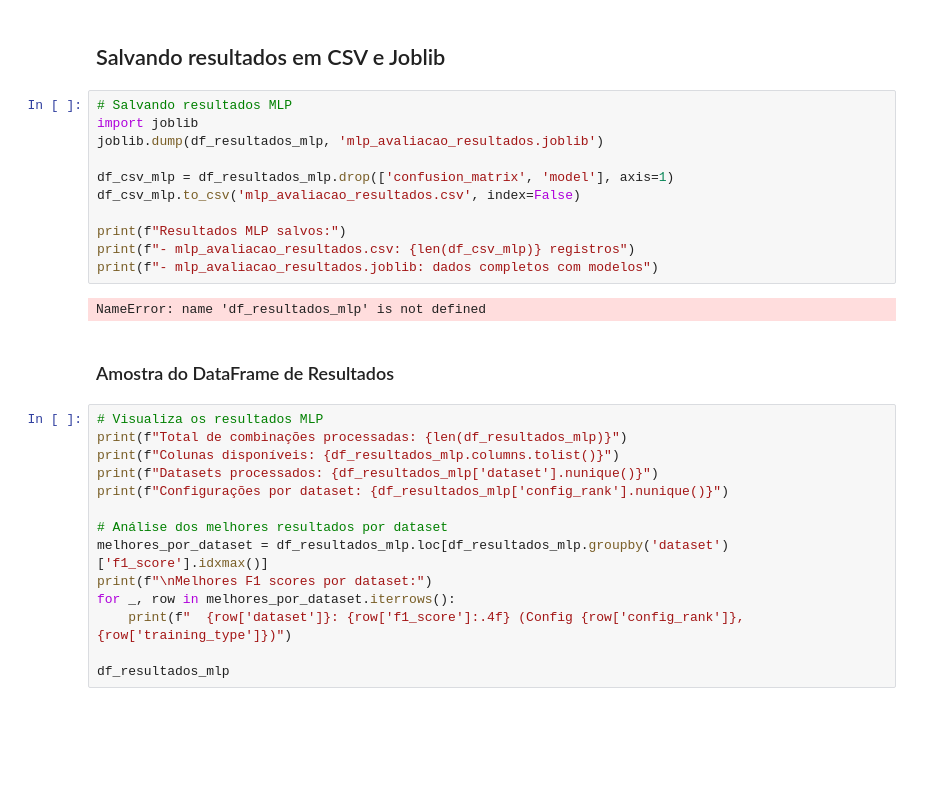
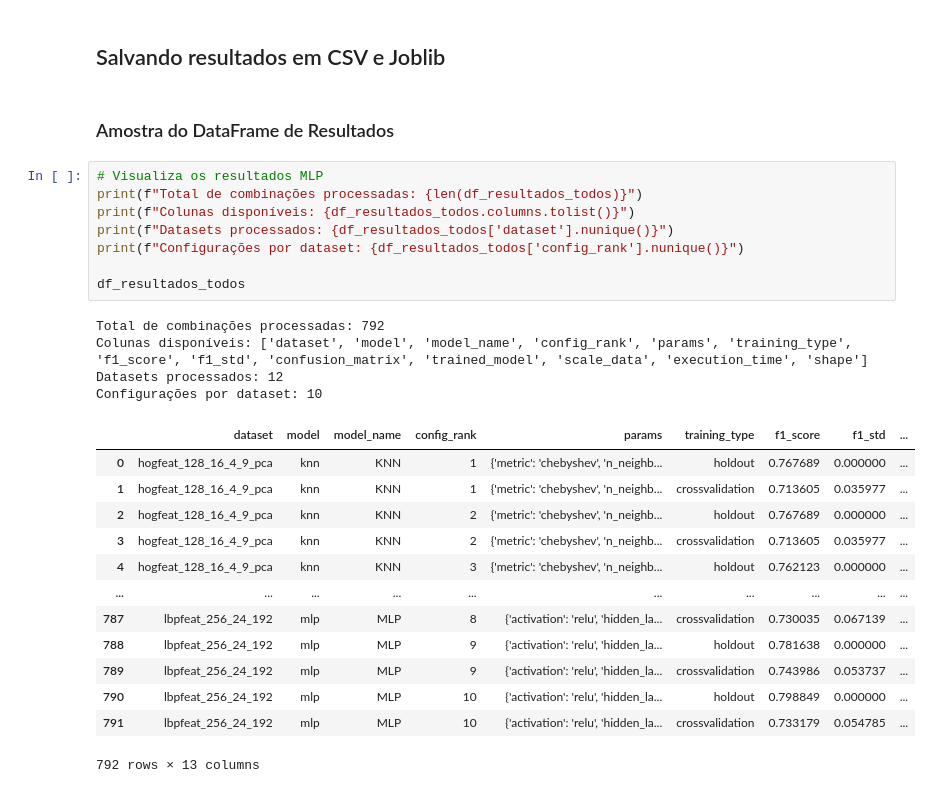
Before and after one commit to gilcesarf/imd3002-202502, a Jupyter notebook: Projeto/ProjetoCompleto.ipynb, the cells around one changed output. Cells and saved outputs as stored; diff of their text form; blank space fills up the shorter version.

Commit message:
Gera e processa segunda execucao

```diff
--- a/Projeto/ProjetoCompleto.ipynb
+++ b/Projeto/ProjetoCompleto.ipynb
@@ -814,32 +816,31 @@ print(f"- resultados_top10_todos_modelos.joblib: dados completos com modelos tre
 - resultados_top10_todos_modelos.joblib: dados completos com modelos treinados
 # %% [markdown]
 ## Salvando resultados em CSV e Joblib
-# %%
-# Salvando resultados MLP
-import joblib
-joblib.dump(df_resultados_mlp, 'mlp_avaliacao_resultados.joblib')
-
-df_csv_mlp = df_resultados_mlp.drop(['confusion_matrix', 'model'], axis=1)
-df_csv_mlp.to_csv('mlp_avaliacao_resultados.csv', index=False)
-
-print(f"Resultados MLP salvos:")
-print(f"- mlp_avaliacao_resultados.csv: {len(df_csv_mlp)} registros")
-print(f"- mlp_avaliacao_resultados.joblib: dados completos com modelos")
-# %% [output]
-NameError: name 'df_resultados_mlp' is not defined
 # %% [markdown]
 ### Amostra do DataFrame de Resultados
 # %%
 # Visualiza os resultados MLP
-print(f"Total de combinações processadas: {len(df_resultados_mlp)}")
-print(f"Colunas disponíveis: {df_resultados_mlp.columns.tolist()}")
-print(f"Datasets processados: {df_resultados_mlp['dataset'].nunique()}")
-print(f"Configurações por dataset: {df_resultados_mlp['config_rank'].nunique()}")
+print(f"Total de combinações processadas: {len(df_resultados_todos)}")
+print(f"Colunas disponíveis: {df_resultados_todos.columns.tolist()}")
+print(f"Datasets processados: {df_resultados_todos['dataset'].nunique()}")
+print(f"Configurações por dataset: {df_resultados_todos['config_rank'].nunique()}")
 
-# Análise dos melhores resultados por dataset
-melhores_por_dataset = df_resultados_mlp.loc[df_resultados_mlp.groupby('dataset')['f1_score'].idxmax()]
-print(f"\nMelhores F1 scores por dataset:")
-for _, row in melhores_por_dataset.iterrows():
-    print(f"  {row['dataset']}: {row['f1_score']:.4f} (Config {row['config_rank']}, {row['training_type']})")
-
-df_resultados_mlp
+df_resultados_todos
+# %% [output]
+Total de combinações processadas: 792
+Colunas disponíveis: ['dataset', 'model', 'model_name', 'config_rank', 'params', 'training_type', 'f1_score', 'f1_std', 'confusion_matrix', 'trained_model', 'scale_data', 'execution_time', 'shape']
+Datasets processados: 12
+Configurações por dataset: 10
+|  | dataset | model | model_name | config_rank | params | training_type | f1_score | f1_std | ... |
+| 0 | hogfeat_128_16_4_9_pca | knn | KNN | 1 | {'metric': 'chebyshev', 'n_neighb... | holdout | 0.767689 | 0.000000 | ... |
+| 1 | hogfeat_128_16_4_9_pca | knn | KNN | 1 | {'metric': 'chebyshev', 'n_neighb... | crossvalidation | 0.713605 | 0.035977 | ... |
+| 2 | hogfeat_128_16_4_9_pca | knn | KNN | 2 | {'metric': 'chebyshev', 'n_neighb... | holdout | 0.767689 | 0.000000 | ... |
+| 3 | hogfeat_128_16_4_9_pca | knn | KNN | 2 | {'metric': 'chebyshev', 'n_neighb... | crossvalidation | 0.713605 | 0.035977 | ... |
+| 4 | hogfeat_128_16_4_9_pca | knn | KNN | 3 | {'metric': 'chebyshev', 'n_neighb... | holdout | 0.762123 | 0.000000 | ... |
+| ... | ... | ... | ... | ... | ... | ... | ... | ... | ... |
+| 787 | lbpfeat_256_24_192 | mlp | MLP | 8 | {'activation': 'relu', 'hidden_la... | crossvalidation | 0.730035 | 0.067139 | ... |
+| 788 | lbpfeat_256_24_192 | mlp | MLP | 9 | {'activation': 'relu', 'hidden_la... | holdout | 0.781638 | 0.000000 | ... |
+| 789 | lbpfeat_256_24_192 | mlp | MLP | 9 | {'activation': 'relu', 'hidden_la... | crossvalidation | 0.743986 | 0.053737 | ... |
+| 790 | lbpfeat_256_24_192 | mlp | MLP | 10 | {'activation': 'relu', 'hidden_la... | holdout | 0.798849 | 0.000000 | ... |
+| 791 | lbpfeat_256_24_192 | mlp | MLP | 10 | {'activation': 'relu', 'hidden_la... | crossvalidation | 0.733179 | 0.054785 | ... |
+792 rows × 13 columns
```
Also changed, not shown: parts of 2 cells of this notebook, 3 other files.
